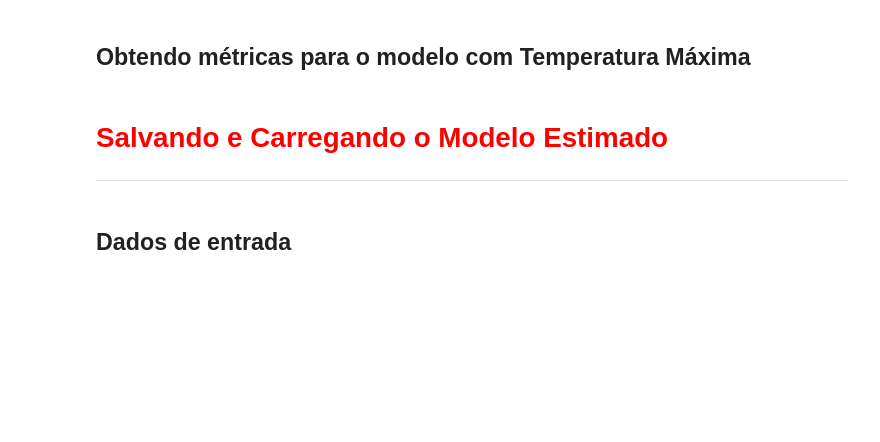
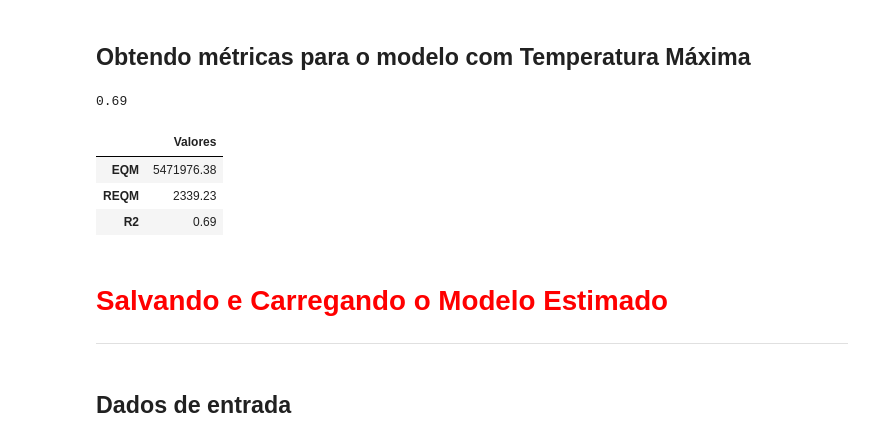
Before and after one commit to Marcus-Bernard0/data_science_alura, a Jupyter notebook: 8 - Regressão linear testando relações e prevendo resultados/Projeto/Regressão Linear.ipynb, the cells around one changed output. Cells and saved outputs as stored; diff of their text form; code cells hidden in the pictures; blank space fills up the shorter version.

```diff
--- a/8 - Regressão linear testando relações e prevendo resultados/Projeto/Regressão Linear.ipynb
+++ b/8 - Regressão linear testando relações e prevendo resultados/Projeto/Regressão Linear.ipynb
@@ -585,0 +623,4 @@ Text(0.5, 0, 'Litros')
+# %%
+y_previsto = modelo.predict(X_test)
+print("Modelo com temperatura maxima")
+print(f"O R² é {metrics.r2_score(y_test, y_previsto).round(2)}")
@@ -610,5 +682,19 @@ $$\sqrt{EQM(y, \hat{y})} = \sqrt{\frac 1n\sum_{i=0}^{n-1}(y_i-\hat{y}_i)^2}$$
 # %% [markdown]
 ## Obtendo métricas para o modelo com Temperatura Máxima
+# %%
+EQM_1 = metrics.mean_squared_error(y_test, y_previsto).round(2)
+REQM = np.sqrt(EQM_1).round(2)
+R2_1 = metrics.r2_score(y_test, y_previsto).round(2)
+R2_1
+# %% [output]
+0.69
+# %%
+pd.DataFrame([EQM_1, REQM, R2_1], ['EQM', 'REQM', 'R2'], ['Valores'])
+# %% [output]
+|  | Valores |
+| EQM | 5471976.38 |
+| REQM | 2339.23 |
+| R2 | 0.69 |
 # %% [markdown]
 # <font color='red' style='font-size: 30px;'>Salvando e Carregando o Modelo Estimado</font>
 <hr style='border: 2px solid red;'>
```
Also changed, not shown: parts of 18 cells of this notebook.
